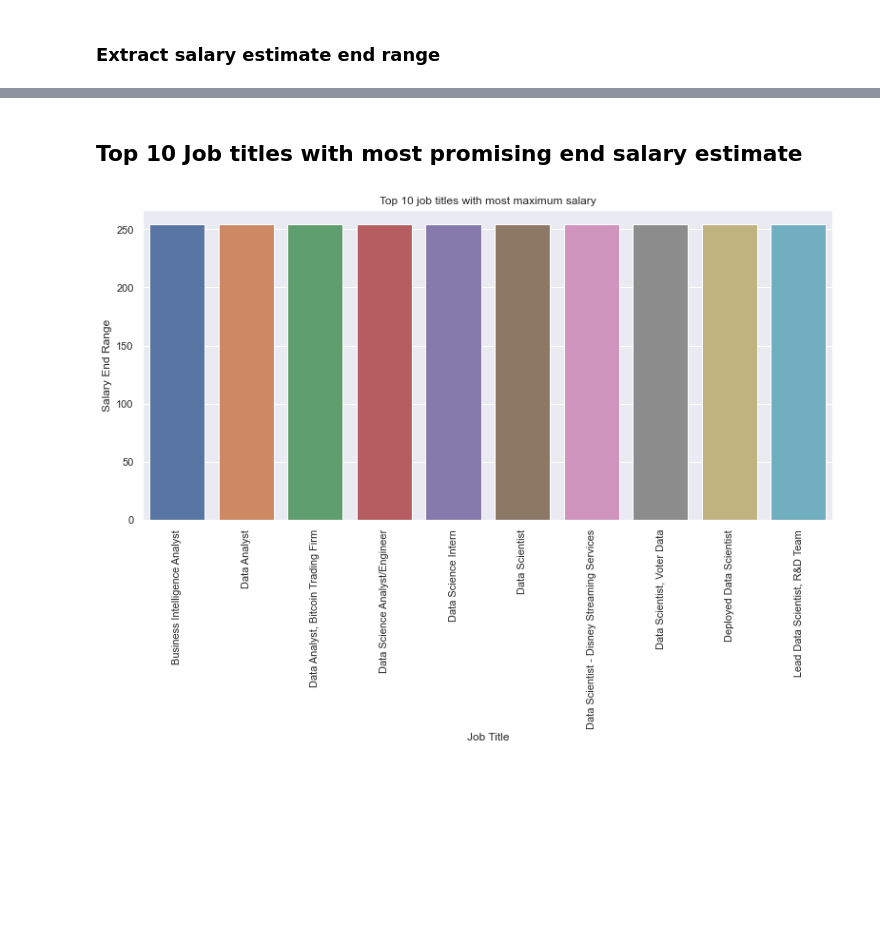
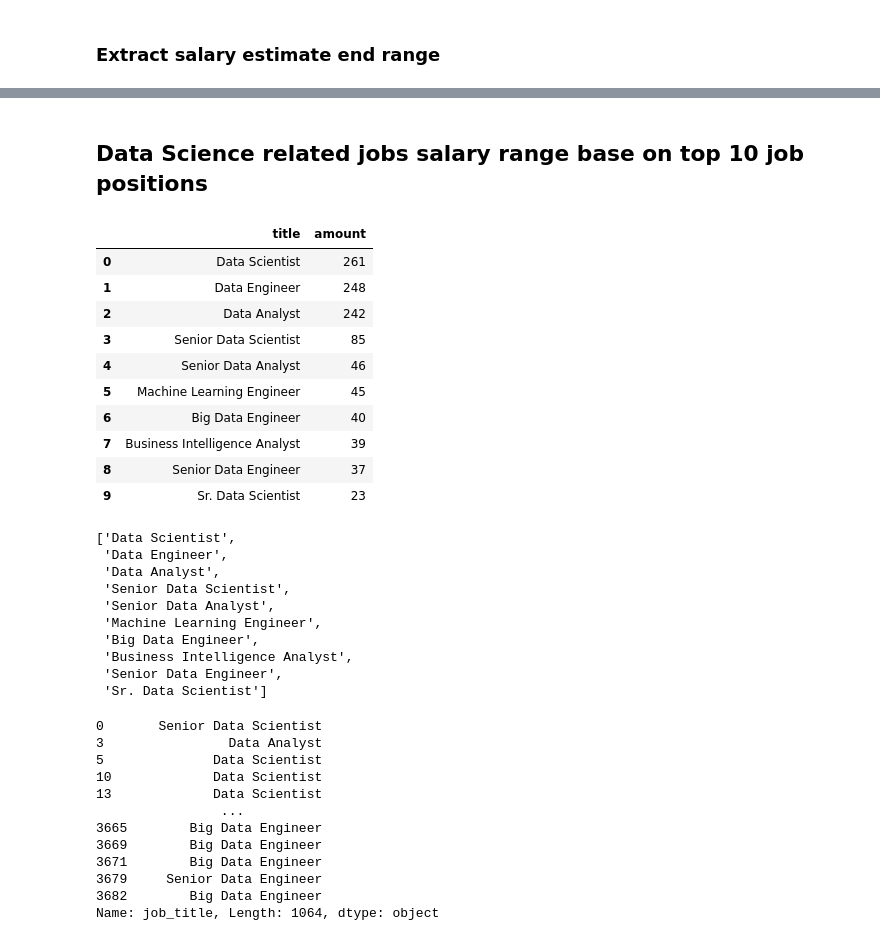
Before and after one commit to LiyanaRoslie/ds-keywords, a Jupyter notebook: eda.ipynb, the cells around one changed output, grey strips where cells are left out. Drawn from its saved outputs; the diff is of its cells as text; code cells hidden in the pictures; blank space fills up the shorter version.

```diff
--- a/eda.ipynb
+++ b/eda.ipynb
@@ -260,12 +248,2 @@ plt.show()
-# %% [markdown]
-## Top 10 Job titles with most promising end salary estimate
-# %%
-max_salary_job_titles = full_time_jobs.groupby('job_title')['salary_end_range'].agg('max').nlargest(10).reset_index()
-max_salary_job_titles.sort_values(by='salary_end_range', ascending=False, inplace=True)
-plt.figure(figsize=(13,6))
-ax = sns.barplot(x="job_title", y="salary_end_range", data=max_salary_job_titles)
-ax.set(xlabel='Job Title', ylabel='Salary End Range', title="Top 10 job titles with most maximum salary")
-plt.xticks(rotation=90)
-plt.show()
-# %% [output]
-[figure, removed]
+# %% [markdown]
+## Data Science related jobs salary range base on top 10 job positions
@@ -271,0 +255,44 @@ plt.show()
+# %%
+top_10_jobs_df
+# %% [output]
+|  | title | amount |
+| 0 | Data Scientist | 261 |
+| 1 | Data Engineer | 248 |
+| 2 | Data Analyst | 242 |
+| 3 | Senior Data Scientist | 85 |
+| 4 | Senior Data Analyst | 46 |
+| 5 | Machine Learning Engineer | 45 |
+| 6 | Big Data Engineer | 40 |
+| 7 | Business Intelligence Analyst | 39 |
+| 8 | Senior Data Engineer | 37 |
+| 9 | Sr. Data Scientist | 23 |
+# %%
+top_10_jobs = top_10_jobs_df['title'].values.tolist()
+top_10_jobs
+# %% [output]
+['Data Scientist',
+ 'Data Engineer',
+ 'Data Analyst',
+ 'Senior Data Scientist',
+ 'Senior Data Analyst',
+ 'Machine Learning Engineer',
+ 'Big Data Engineer',
+ 'Business Intelligence Analyst',
+ 'Senior Data Engineer',
+ 'Sr. Data Scientist']
+# %%
+filtered_top_10_jobs = full_time_jobs[full_time_jobs['job_title'].isin(top_10_jobs)]
+filtered_top_10_jobs['job_title']
+# %% [output]
+0       Senior Data Scientist
+3                Data Analyst
+5              Data Scientist
+10             Data Scientist
+13             Data Scientist
+                ...
+3665        Big Data Engineer
+3669        Big Data Engineer
+3671        Big Data Engineer
+3679     Senior Data Engineer
+3682        Big Data Engineer
+Name: job_title, Length: 1064, dtype: object
```
Also changed, not shown: parts of 4 cells of this notebook, 1 other file.
